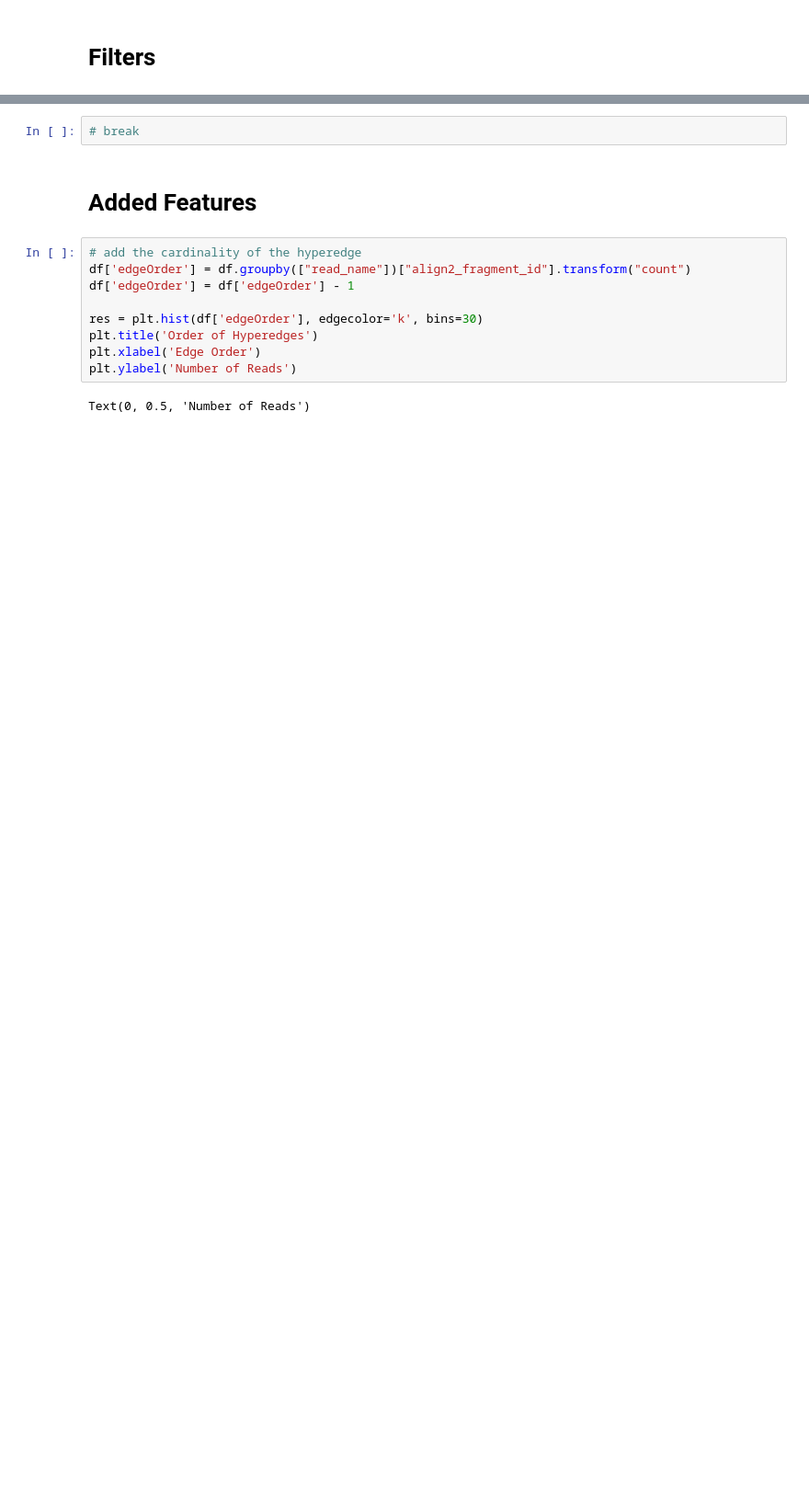
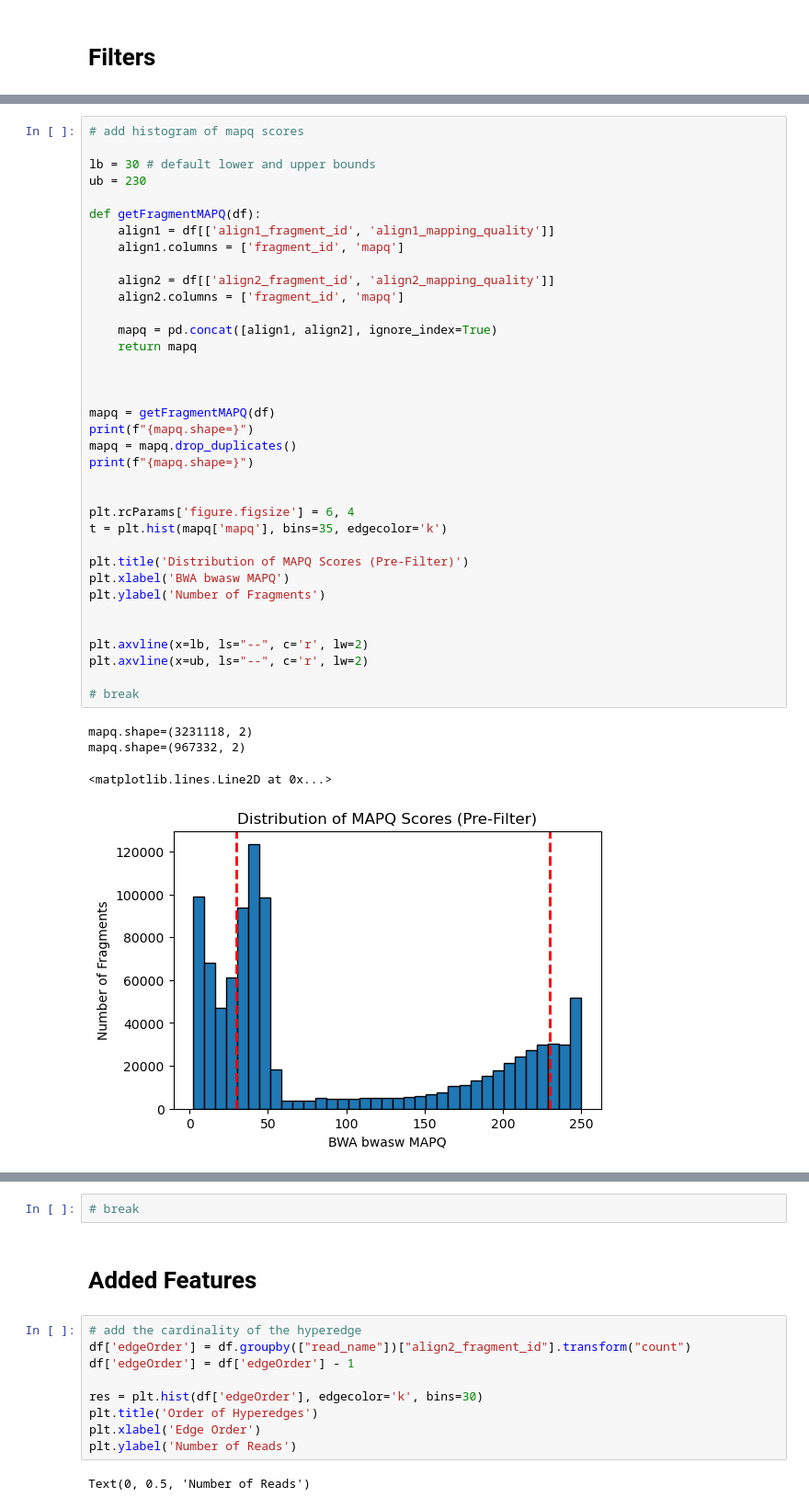
Before and after one commit to CooperStansbury/scPoreC-analysis, a Jupyter notebook: notebooks/single_chromosome_analysis.ipynb, the cells around one changed output, grey strips where cells are left out. Shown at 92% size. Cells and saved outputs as stored; diff of their text form; blank space fills up the shorter version.

```diff
--- a/notebooks/single_chromosome_analysis.ipynb
+++ b/notebooks/single_chromosome_analysis.ipynb
@@ -181,3 +198,44 @@ currentRecords/totalRecords=0.7333
+# %%
+# add histogram of mapq scores
+
+lb = 30 # default lower and upper bounds
+ub = 230
+
+def getFragmentMAPQ(df):
+    align1 = df[['align1_fragment_id', 'align1_mapping_quality']]
+    align1.columns = ['fragment_id', 'mapq']
+
+    align2 = df[['align2_fragment_id', 'align2_mapping_quality']]
+    align2.columns = ['fragment_id', 'mapq']
+
+    mapq = pd.concat([align1, align2], ignore_index=True)
+    return mapq
+
+
+
+mapq = getFragmentMAPQ(df)
+print(f"{mapq.shape=}")
+mapq = mapq.drop_duplicates()
+print(f"{mapq.shape=}")
+
+
+plt.rcParams['figure.figsize'] = 6, 4
+t = plt.hist(mapq['mapq'], bins=35, edgecolor='k')
+
+plt.title('Distribution of MAPQ Scores (Pre-Filter)')
+plt.xlabel('BWA bwasw MAPQ')
+plt.ylabel('Number of Fragments')
+
+
+plt.axvline(x=lb, ls="--", c='r', lw=2)
+plt.axvline(x=ub, ls="--", c='r', lw=2)
+
+# break
+# %% [output]
+mapq.shape=(3231118, 2)
+mapq.shape=(967332, 2)
+<matplotlib.lines.Line2D at 0x...>
+[figure, added]
 # %%
 # mapping quality filter
 
```
Also changed, not shown: parts of 31 cells of this notebook.
